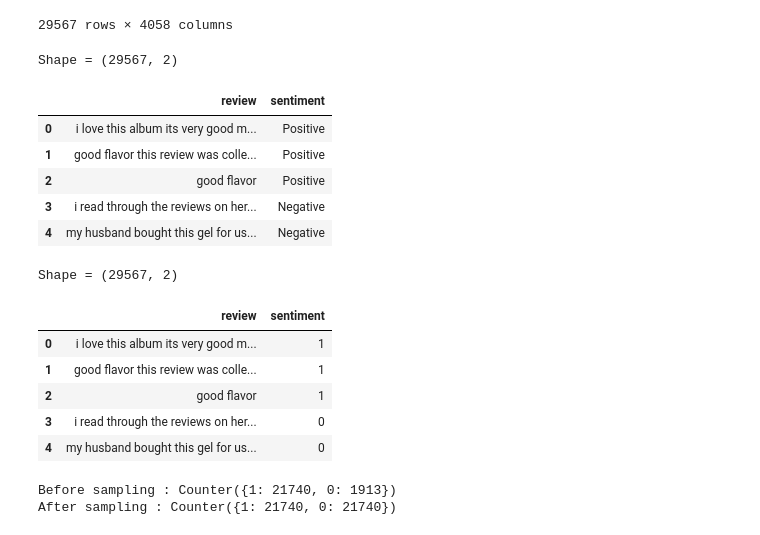
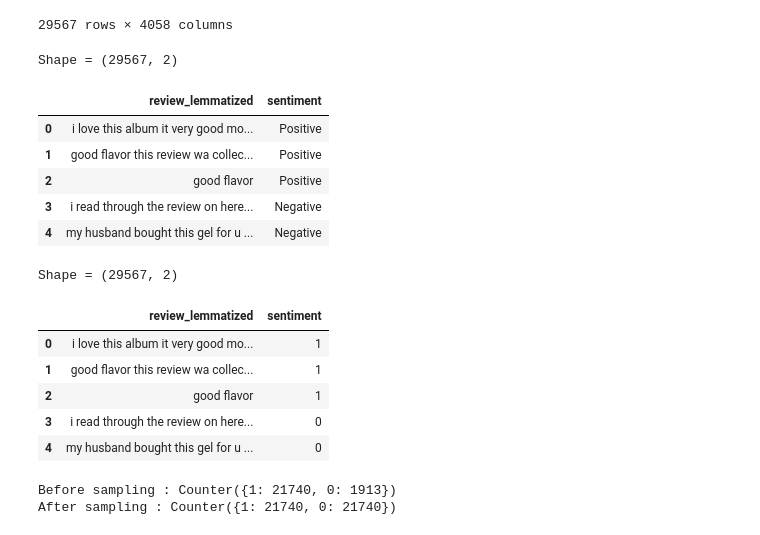
Before and after one commit to rohit-agg/SentimentBasedRecommendationCapstone, a Jupyter notebook: model_building.ipynb, the cells around one changed output. Cells and saved outputs as stored; diff of their text form; code cells hidden in the pictures.

Commit message:
Updated the model to use lemmatized text instead of raw

```diff
--- a/model_building.ipynb
+++ b/model_building.ipynb
@@ -560,16 +562,16 @@ df_X
 29567 rows × 4058 columns
 # %%
 # Keep the columns review & sentiment only in the new dataframe --> training_data
-training_data = full_df_clean[["review", "sentiment"]]
+training_data = full_df_clean[["review_lemmatized", "sentiment"]]
 print_shape_and_5rows(training_data)
 # %% [output]
 Shape = (29567, 2)
-|  | review | sentiment |
-| 0 | i love this album its very good m... | Positive |
-| 1 | good flavor this review was colle... | Positive |
+|  | review_lemmatized | sentiment |
+| 0 | i love this album it very good mo... | Positive |
+| 1 | good flavor this review wa collec... | Positive |
 | 2 | good flavor | Positive |
-| 3 | i read through the reviews on her... | Negative |
-| 4 | my husband bought this gel for us... | Negative |
+| 3 | i read through the review on here... | Negative |
+| 4 | my husband bought this gel for u ... | Negative |
 # %%
 sentiment_names = {
     'Negative': 0,
@@ -579,12 +581,12 @@ training_data['sentiment'] = training_data['sentiment'].map(sentiment_names)
 print_shape_and_5rows(training_data)
 # %% [output]
 Shape = (29567, 2)
-|  | review | sentiment |
-| 0 | i love this album its very good m... | 1 |
-| 1 | good flavor this review was colle... | 1 |
+|  | review_lemmatized | sentiment |
+| 0 | i love this album it very good mo... | 1 |
+| 1 | good flavor this review wa collec... | 1 |
 | 2 | good flavor | 1 |
-| 3 | i read through the reviews on her... | 0 |
-| 4 | my husband bought this gel for us... | 0 |
+| 3 | i read through the review on here... | 0 |
+| 4 | my husband bought this gel for u ... | 0 |
 # %%
 # Get the word vector and transform it to tf-idf
 count_vector = CountVectorizer(stop_words="english")
```
Also changed, not shown: parts of 44 cells of this notebook, 21 other files.
